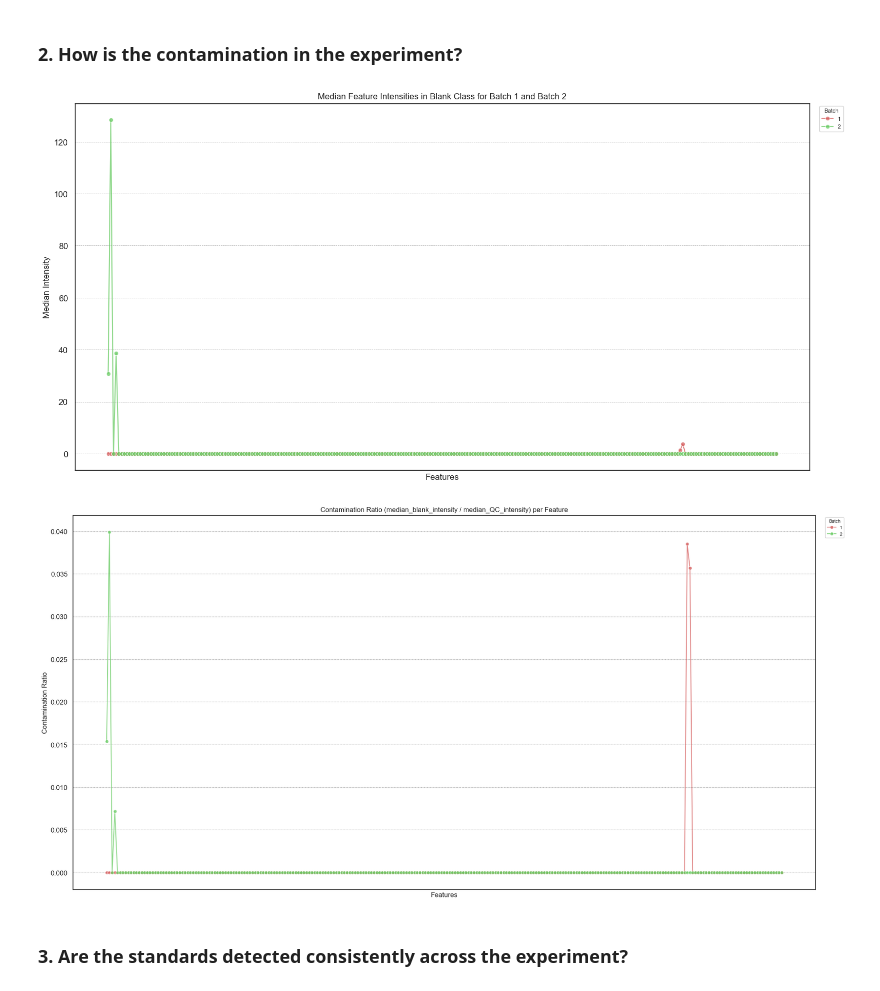
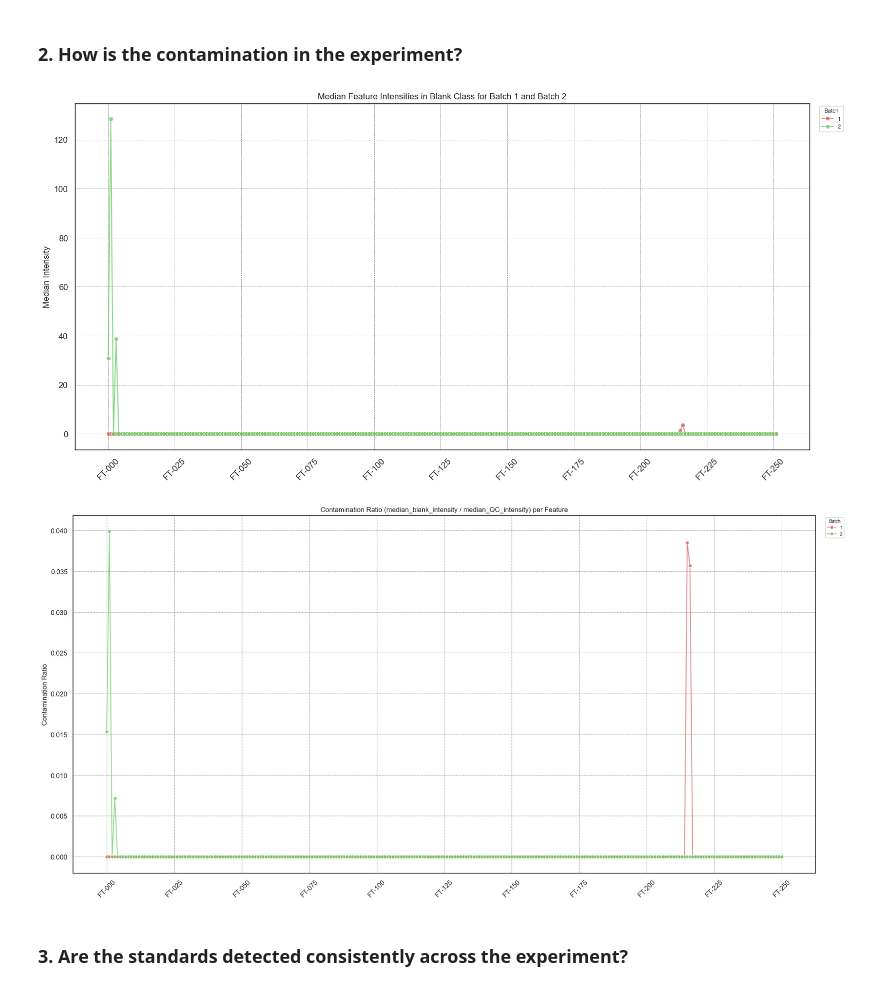
Before and after one commit to AliSaadatV/glycan_analysis, a Jupyter notebook: task1/notebooks/01_EDA.ipynb, the cells around one changed output. Drawn from its saved outputs; the diff is of its cells as text; code cells hidden in the pictures.

```diff
--- a/task1/notebooks/01_EDA.ipynb
+++ b/task1/notebooks/01_EDA.ipynb
@@ -294,18 +323,18 @@ data_mat_blank_melt = data_mat_blank[ft_columns + ['sample', 'batch']].melt(id_v
 # %%
 mean_intensities = data_mat_blank_melt.groupby(['feature', 'batch'])['intensity'].median().reset_index()
 
 plt.figure(figsize=(16, 8))
 sns.lineplot(data=mean_intensities, x='feature', y='intensity', hue='batch', marker='o', alpha=0.75, palette=['r', 'g'])
 plt.title('Median Feature Intensities in Blank Class for Batch 1 and Batch 2')
-plt.xlabel('Features')
+plt.xlabel(None)
 plt.ylabel('Median Intensity')
-plt.xticks([])
+plt.xticks(ticks=range(0, len(rsd), 25), labels=[f'FT-{i:03}' for i in range(0, len(rsd), 25)], rotation=45)
 plt.legend(title='Batch', bbox_to_anchor=(1.01, 1), loc='upper left')
 plt.tight_layout()
 plt.savefig(f"{config['paths']['figures_dir']}/median_blank_intensity_features.png")
 plt.show()
 # %% [output]
-[figure, old version]
+[figure, new version]
 # %%
 # Merge sample metadata with data_matrix
 data_mat2 = data_mat.merge(sample_meta[['sample', 'class', 'batch']], on='sample', how='left')
@@ -370,15 +399,15 @@ sns.lineplot(
     alpha=0.75
 )
 plt.title('Contamination Ratio (median_blank_intensity / median_QC_intensity) per Feature')
-plt.xlabel('Features')
+plt.xlabel(None)
 plt.ylabel('Contamination Ratio')
 plt.legend(title='Batch', bbox_to_anchor=(1.01, 1), loc='upper left')
-plt.xticks([])
+plt.xticks(ticks=range(0, len(ft_columns), 25), labels=[f'FT-{i:03}' for i in range(0, len(ft_columns), 25)], rotation=45)
 plt.tight_layout()
 plt.savefig(f"{config['paths']['figures_dir']}/contamination_ratio_features.png")
 plt.show()
 # %% [output]
-[figure, old version]
+[figure, new version]
 # %% [markdown]
 ### 3. Are the standards detected consistently across the experiment?
 # %%
```
Also changed, not shown: parts of 19 cells of this notebook, 14 other files.
